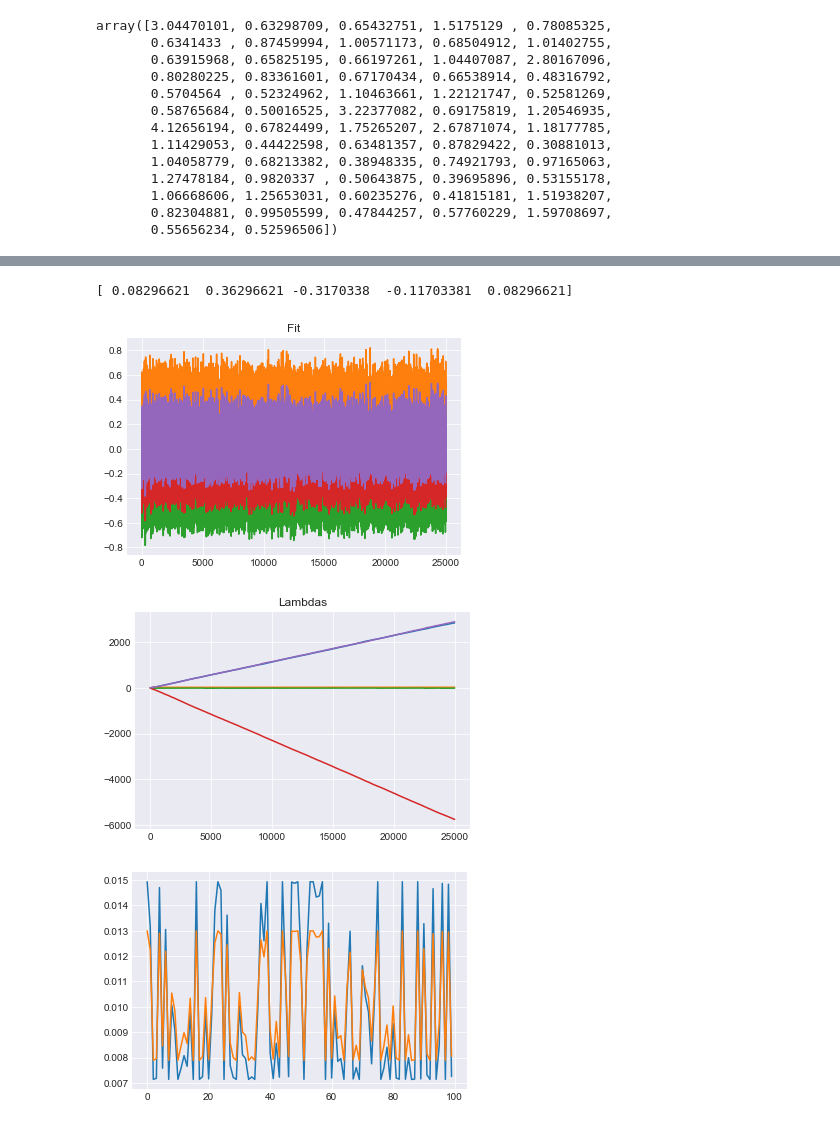
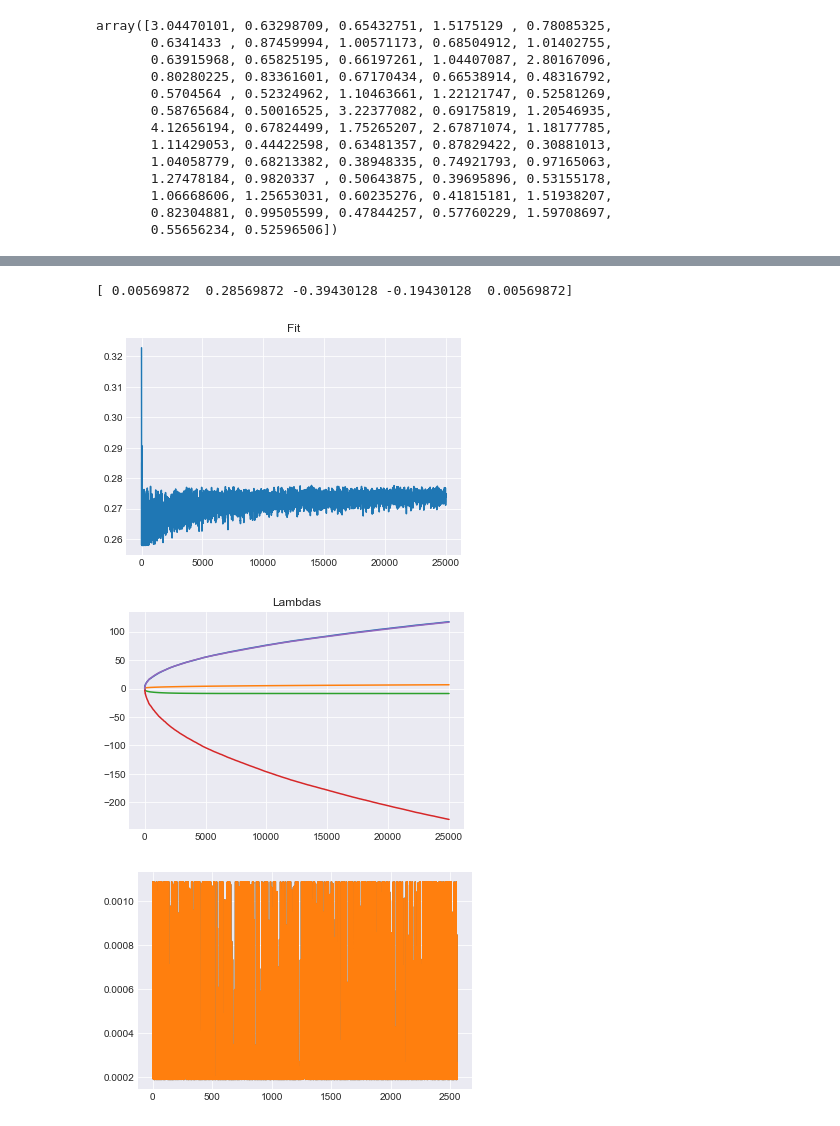
Before and after one commit to ur-whitelab/py0, a Jupyter notebook: examples/Metapop.ipynb, the cells around one changed output, grey strips where cells are left out. Saved outputs shown, nothing was run; the diff lists cells and outputs as text; code cells hidden in the pictures.

Commit message:
Fixed bug in re-weigthing
Got too creative with accumulating gradient.
Should just port reweighting to tensorflow
so we can use Adam directly. Anyway, results
are better now.

```diff
--- a/examples/Metapop.ipynb
+++ b/examples/Metapop.ipynb
@@ -64,12 +67,25 @@ for i in range(3):
 # %%
 # starting fractions
-start = np.zeros((N, M, C))
-# pick 2 starting patches
-seeds = [[0, 1]]
-for i in range(N):
-    for j in seeds:#np.random.randint(0, M, size=2):
-        start[i,j,0] = ss.beta.rvs(1, 100)
+def make_starts(N):
+    start = np.zeros((N, M, C))
+    # pick 2 starting patches
+    seeds = [[0, 1]]
+    for i in range(N):
+        for j in np.random.randint(0, M, size=5): #seeds:
+            start[i,j,0] = ss.beta.rvs(1, 100)
+    return start
 # %%
+import tqdm
 #tf.debugging.enable_check_numerics()
-model = MetaModel(start, np.tile(R[np.newaxis,:,:], [N,1,1]), T, contact_infection_func(tf.constant([0.1 for _ in range(N)])))
-trajs = model.run(1000)
+N = 512
+batches = 5
+outs = []
+for b in tqdm.tqdm(range(batches)):
+    start = make_starts(N)
+    Rmat = np.tile(R[np.newaxis,:,:], [N,1,1])
+    infect = contact_infection_func(tf.constant([np.random.uniform(0.01,0.2) for _ in range(N)]))
+    T = make_trans_mats(N)
+    model = MetaModel(start, Rmat, T, infect)
+    outs.append(model.run(1000))
+trajs = np.concatenate(outs, axis=0)
+print(trajs.shape)
@@ -93,4 +111,7 @@ plt.show()
 # %%
+import maxentep
+import importlib
+importlib.reload(maxentep)
 ITERS = 25000
 restraints = [
     [0.4, 0, 250, 0, 0],
@@ -111,28 +132,30 @@ def callback(i, weights, lambdas, e_gk, agreement, scale):
     scales.append(scale)
     if i >= ITERS - avg_N:
         avg_weights[i - ITERS + avg_N,:] = weights
-final_weights, proc_restraints = reweight_laplace(trajs, restraints, iter=ITERS, callback=callback, learning_rate=2)
-weights = np.mean(avg_weights, axis=0)
+final_weights, proc_restraints = maxentep.reweight_laplace(trajs, restraints, iter=ITERS, callback=callback, learning_rate=1)
+# %%
+weights = np.mean(avg_weights, axis=0)
+weights = final_weights#?
 # %%
 print(fit[-1])
 plt.figure()
 plt.title('Fit')
-plt.plot(fit)
+plt.plot(np.sum(fit[10:,:]**2, axis=1))
 plt.show()
 
 plt.figure()
 plt.title('Lambdas')
 plt.plot(all_lambdas)
 plt.show()
 
 plt.plot(weights)
 plt.plot(final_weights)
 plt.show()
 # %% [output]
-[ 0.08296621  0.36296621 -0.3170338  -0.11703381  0.08296621]
+[ 0.00569872  0.28569872 -0.39430128 -0.19430128  0.00569872]
-[figure, old version]
+[figure, new version]
-[figure, old version]
+[figure, new version]
-[figure, old version]
+[figure, new version]
 # %%
 patch_quantile(trajs, figsize=(18, 14), alpha=0.6, names=['S', 'E', 'A', 'I', 'R'])
 plt.show()
```
Also changed, not shown: parts of 9 cells of this notebook, 2 other files.
